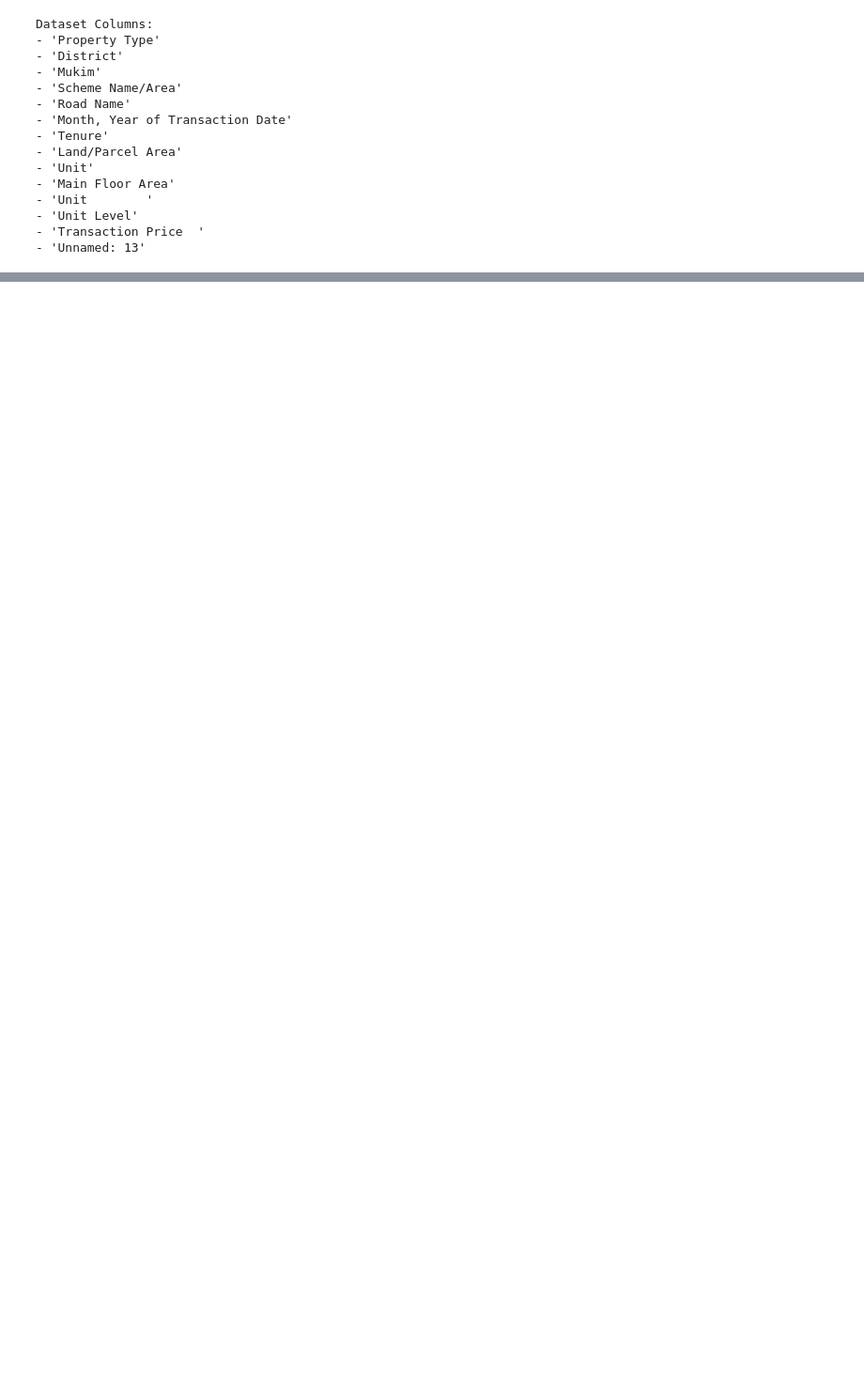
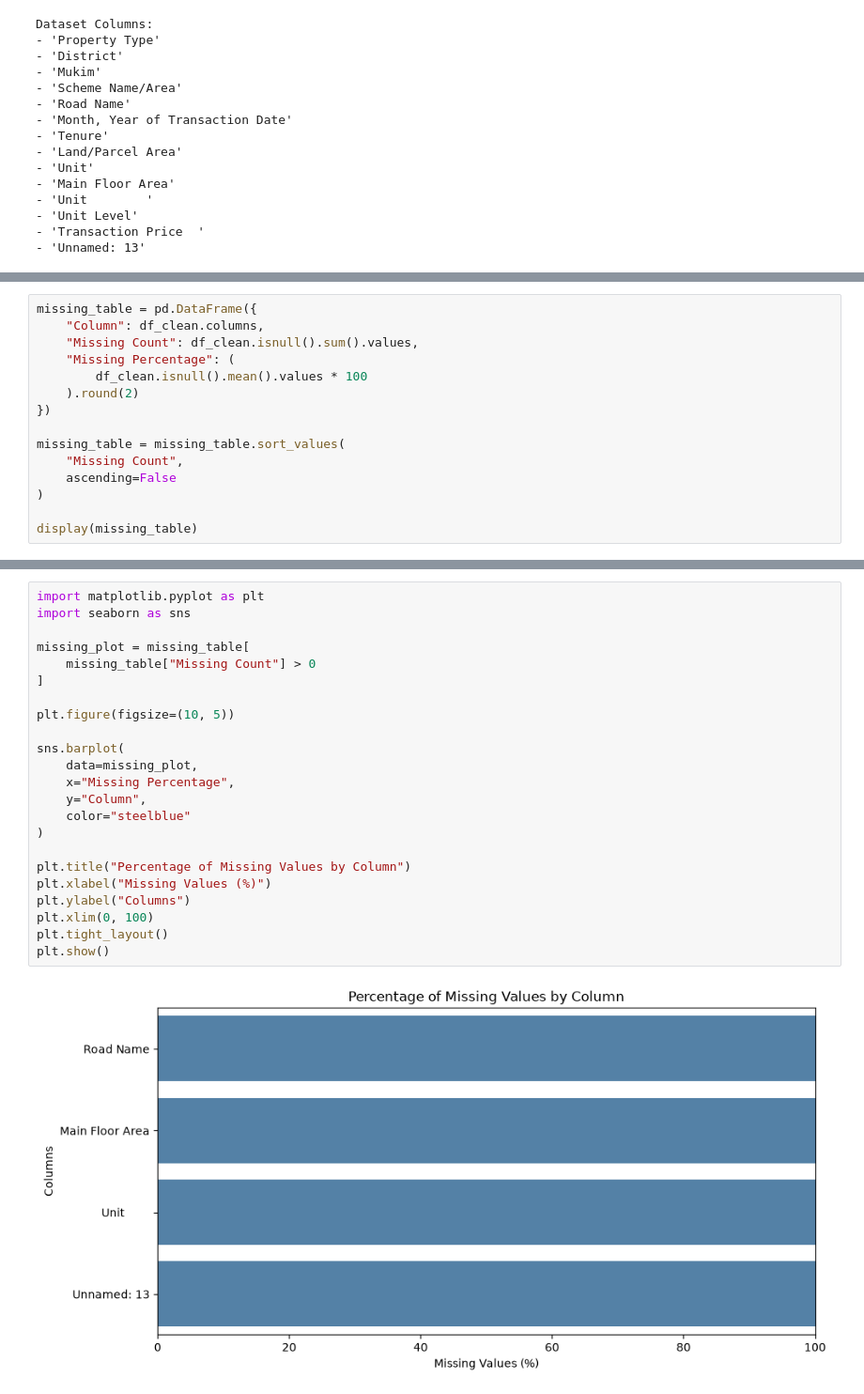
Before and after one commit to A211206/PropWise-de, a Jupyter notebook: notebooks/01_PropWise_DataProfiling.ipynb, the cells around one changed output, grey strips where cells are left out. Shown at 94% size. Cells and saved outputs as stored; diff of their text form; blank space fills up the shorter version.

```diff
--- a/notebooks/01_PropWise_DataProfiling.ipynb
+++ b/notebooks/01_PropWise_DataProfiling.ipynb
@@ -72,0 +117,15 @@ Dataset Columns:
+# %%
+missing_table = pd.DataFrame({
+    "Column": df_clean.columns,
+    "Missing Count": df_clean.isnull().sum().values,
+    "Missing Percentage": (
+        df_clean.isnull().mean().values * 100
+    ).round(2)
+})
+
+missing_table = missing_table.sort_values(
+    "Missing Count",
+    ascending=False
+)
+
+display(missing_table)
@@ -72,0 +148,25 @@ Dataset Columns:
+# %%
+import matplotlib.pyplot as plt
+import seaborn as sns
+
+missing_plot = missing_table[
+    missing_table["Missing Count"] > 0
+]
+
+plt.figure(figsize=(10, 5))
+
+sns.barplot(
+    data=missing_plot,
+    x="Missing Percentage",
+    y="Column",
+    color="steelblue"
+)
+
+plt.title("Percentage of Missing Values by Column")
+plt.xlabel("Missing Values (%)")
+plt.ylabel("Columns")
+plt.xlim(0, 100)
+plt.tight_layout()
+plt.show()
+# %% [output]
+[figure, added]
```
Also changed, not shown: parts of 5 cells of this notebook.
